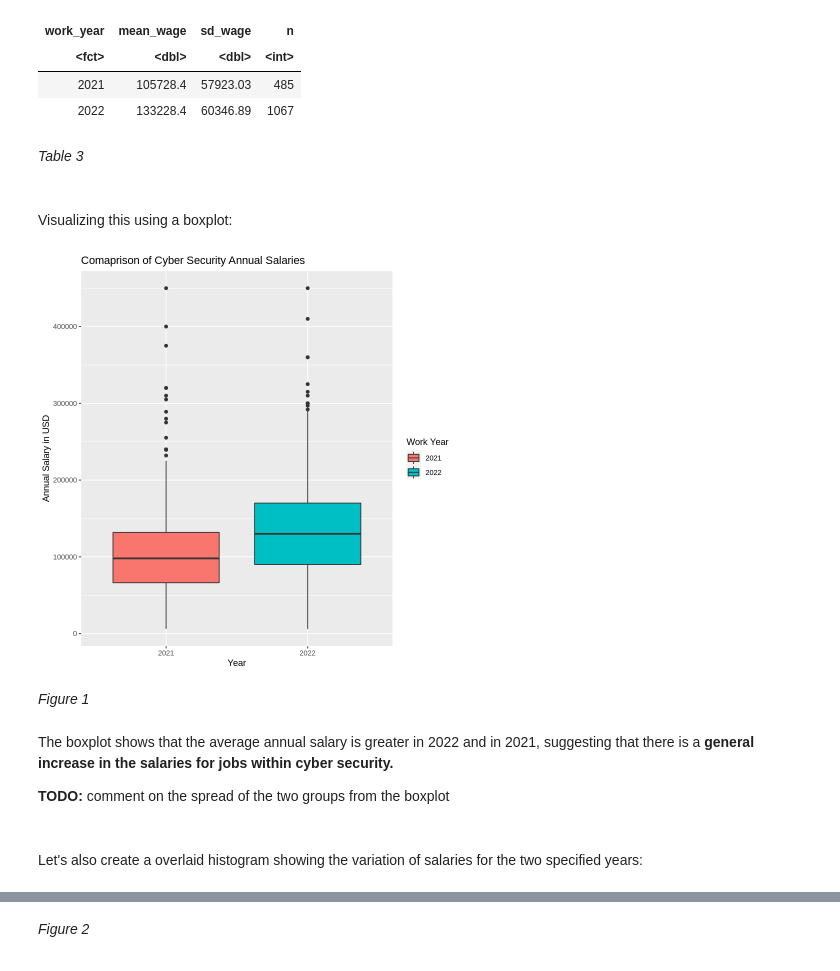
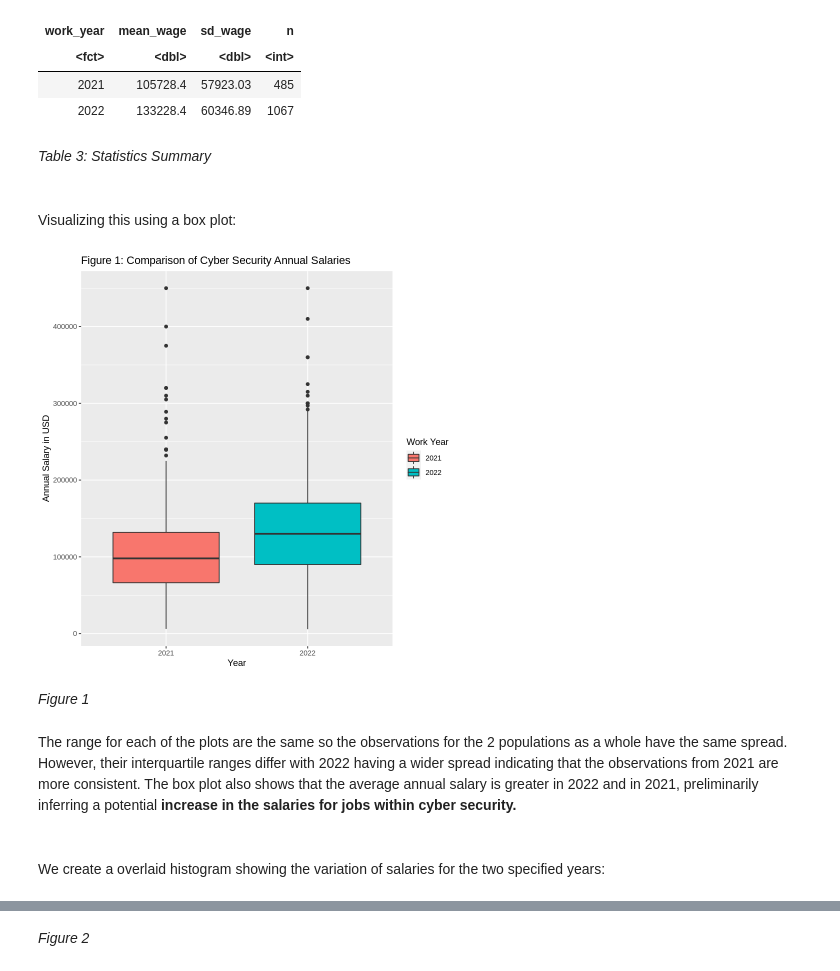
Before and after one commit to joelbonnie/CyberSecSalaryInference, a Jupyter notebook: finalReport.ipynb, the cells around one changed output, grey strips where cells are left out. Saved outputs shown, nothing was run; the diff lists cells and outputs as text; code cells hidden in the pictures.

```diff
--- a/finalReport.ipynb
+++ b/finalReport.ipynb
@@ -112,31 +128,29 @@ A tibble: 2 × 4
 | 2021 | 105728.4 | 57923.03 | 485 |
 | 2022 | 133228.4 | 60346.89 | 1067 |
 # %% [markdown]
-*Table 3*
+*Table 3: Statistics Summary*
 # %% [markdown]
 
-<br>Visualizing this using a boxplot:
+<br>Visualizing this using a box plot:
 # %%
 # Using a box plot, we compare the average annual salaries of 2021 and 2022.
 options(scipen = 5000)
 aa_graph <- money_relevant |>
     ggplot() +
     geom_boxplot(aes(x = work_year, y = salary_in_usd, fill = work_year)) +
     xlab("Year") +
     ylab("Annual Salary in USD") +
     labs(fill = "Work Year")+
-    ggtitle("Comaprison of Cyber Security Annual Salaries")
+    ggtitle("Figure 1: Comparison of Cyber Security Annual Salaries")
 aa_graph
 # %% [output]
-[figure, old version]
+[figure, new version]
 # %% [markdown]
 *Figure 1*
 # %% [markdown]
-The boxplot shows that the average annual salary is greater in 2022 and in 2021, suggesting that there is a **general increase in the salaries for jobs within cyber security.** <br>
-
-**TODO:** comment on the spread of the two groups from the boxplot
+The range for each of the plots are the same so the observations for the 2 populations as a whole have the same spread. However, their interquartile ranges differ with 2022 having a wider spread indicating that the observations from 2021 are more consistent. The box plot also shows that the average annual salary is greater in 2022 and in 2021, preliminarily inferring a potential **increase in the salaries for jobs within cyber security.**
 # %% [markdown]
-<br>Let's also create a overlaid histogram showing the variation of salaries for the two specified years:
+<br>We create a overlaid histogram showing the variation of salaries for the two specified years:
 # %%
 # creating the histogram with an alpha value of 0.5 and filling by the work year
 options(scipen = 5000)
```
Also changed, not shown: parts of 26 cells of this notebook.
